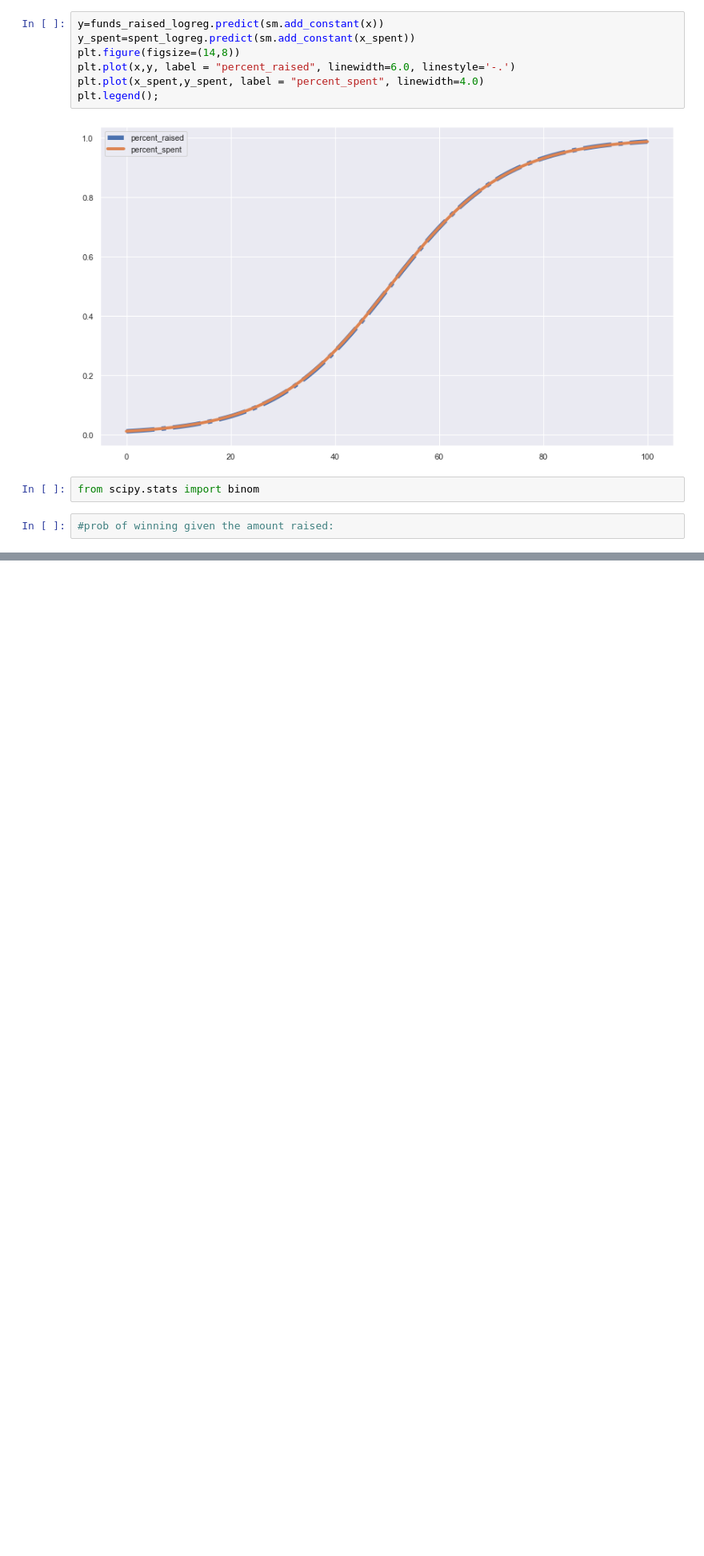
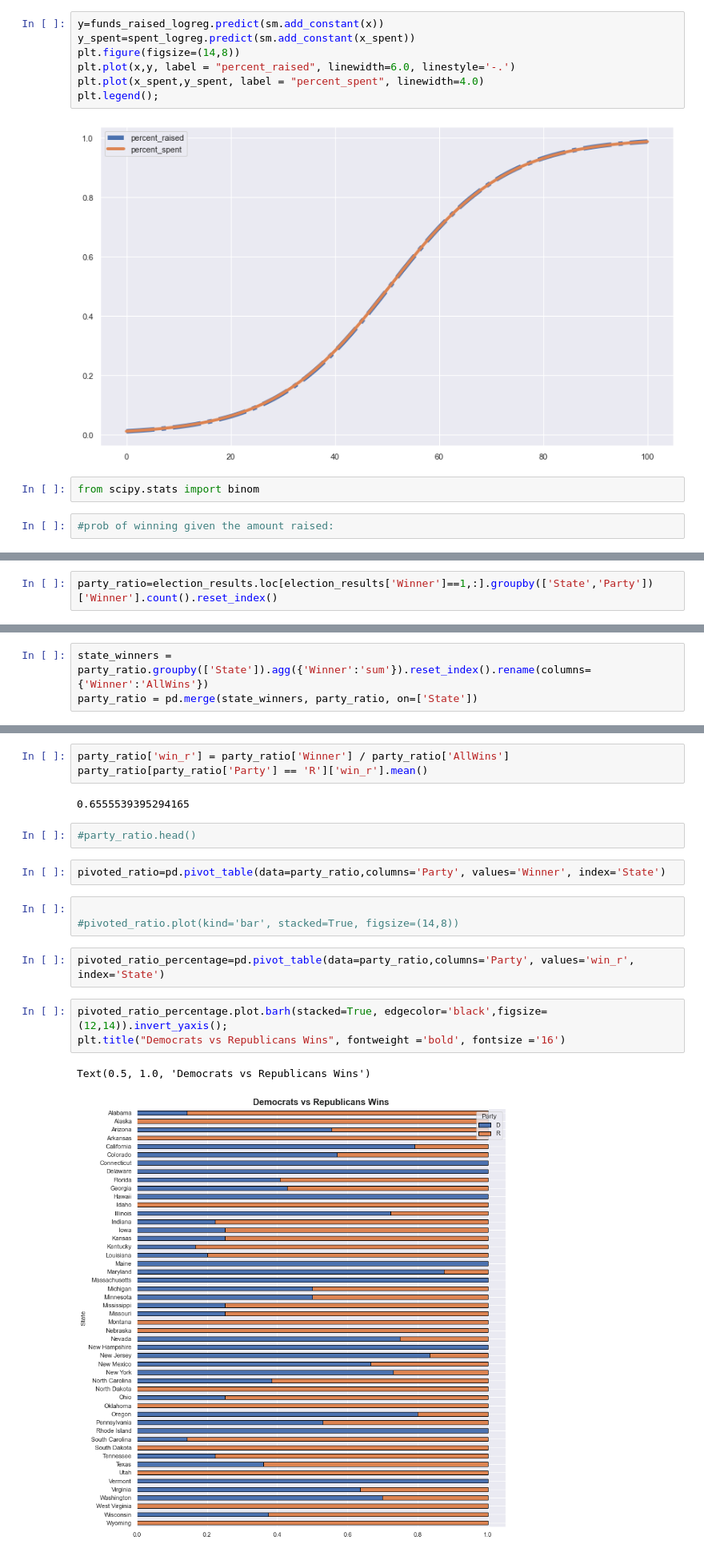
Before and after one commit to nss-data-science-cohort-5/webscraping_open_secrets-silver-ish-sharks, a Jupyter notebook: data_analysis.ipynb, the cells around one changed output, grey strips where cells are left out. Shown at 80% size. Saved outputs shown, nothing was run; the diff lists cells and outputs as text; blank space fills up the shorter version.

```diff
--- a/data_analysis.ipynb
+++ b/data_analysis.ipynb
@@ -195,0 +167,2 @@ plt.title('Binomial Distribution');
+# %%
+party_ratio=election_results.loc[election_results['Winner']==1,:].groupby(['State','Party'])['Winner'].count().reset_index()
@@ -195,0 +171,3 @@ plt.title('Binomial Distribution');
+# %%
+state_winners = party_ratio.groupby(['State']).agg({'Winner':'sum'}).reset_index().rename(columns={'Winner':'AllWins'})
+party_ratio = pd.merge(state_winners, party_ratio, on=['State'])
@@ -195,0 +176,20 @@ plt.title('Binomial Distribution');
+# %%
+party_ratio['win_r'] = party_ratio['Winner'] / party_ratio['AllWins']
+party_ratio[party_ratio['Party'] == 'R']['win_r'].mean()
+# %% [output]
+0.6555539395294165
+# %%
+#party_ratio.head()
+# %%
+pivoted_ratio=pd.pivot_table(data=party_ratio,columns='Party', values='Winner', index='State')
+# %%
+
+#pivoted_ratio.plot(kind='bar', stacked=True, figsize=(14,8))
+# %%
+pivoted_ratio_percentage=pd.pivot_table(data=party_ratio,columns='Party', values='win_r', index='State')
+# %%
+pivoted_ratio_percentage.plot.barh(stacked=True, edgecolor='black',figsize=(12,14)).invert_yaxis();
+plt.title("Democrats vs Republicans Wins", fontweight ='bold', fontsize ='16')
+# %% [output]
+Text(0.5, 1.0, 'Democrats vs Republicans Wins')
+[figure, added]
```
Also changed, not shown: parts of 24 cells of this notebook.
